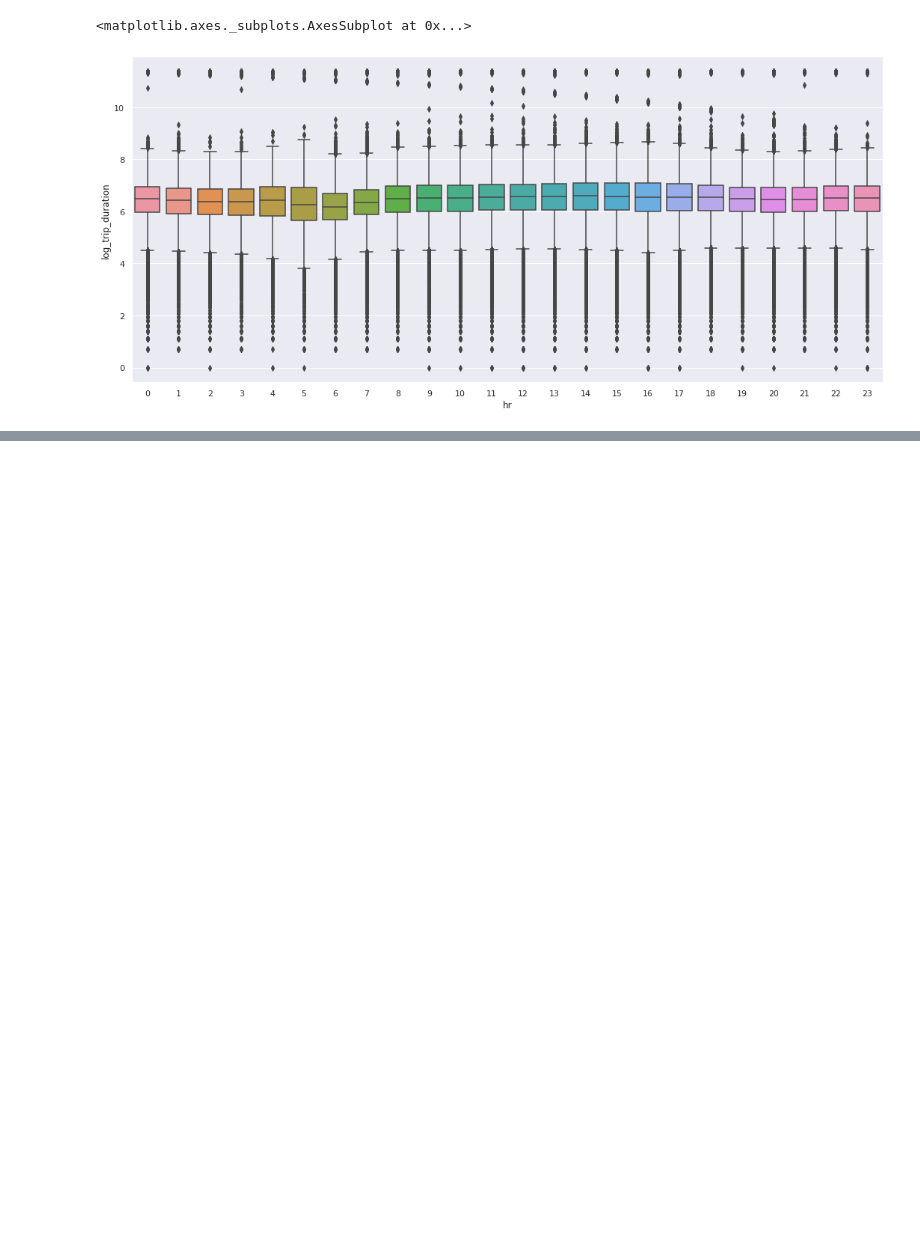
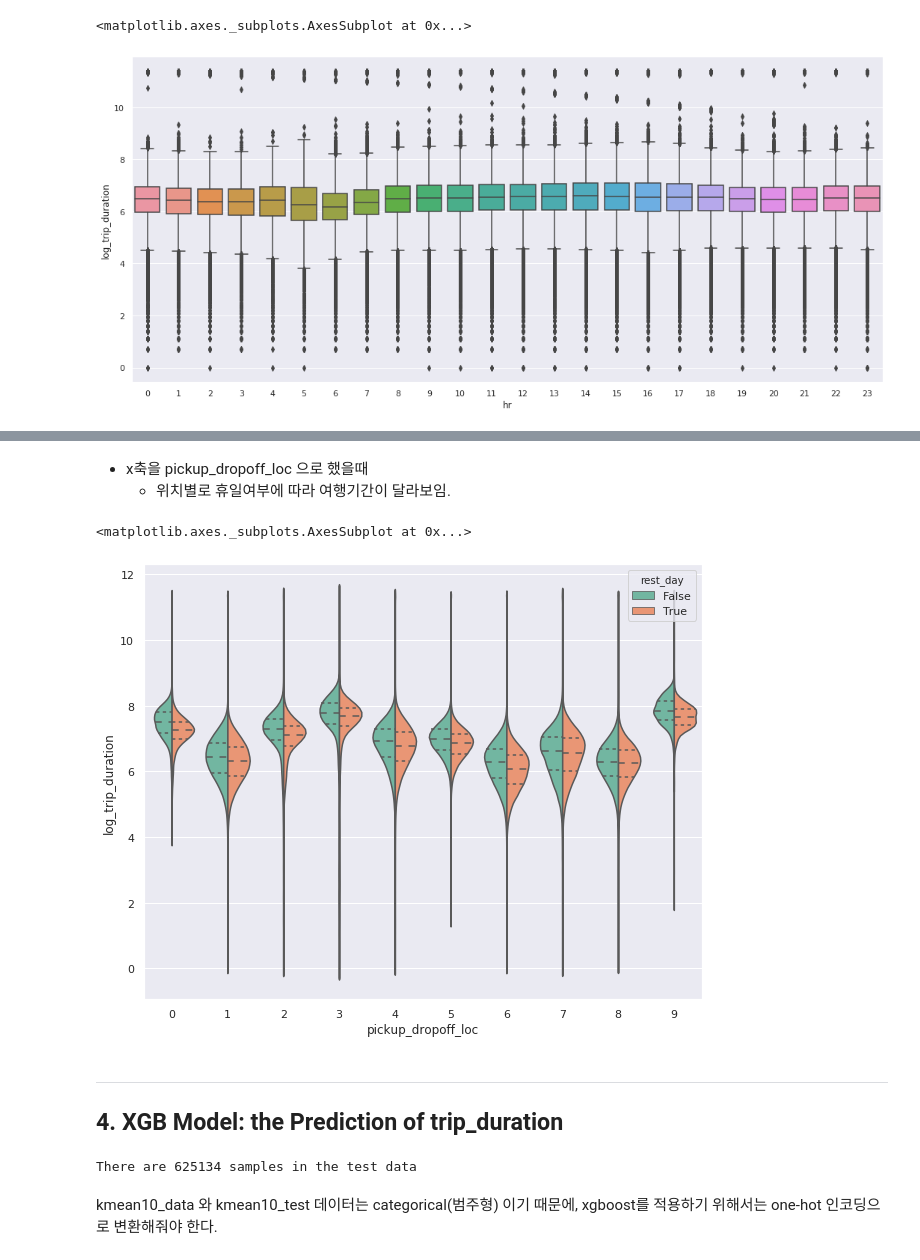
Before and after one commit to suhyun-cho/Dive-to-Kaggle, a Jupyter notebook: NY Taxi Trip Duration/A Practical Guide to NY Taxi Data.ipynb, the cells around one changed output, grey strips where cells are left out. Saved outputs shown, nothing was run; the diff lists cells and outputs as text; code cells hidden in the pictures; blank space fills up the shorter version.

Commit message:
test url

```diff
--- a/NY Taxi Trip Duration/A Practical Guide to NY Taxi Data.ipynb
+++ b/NY Taxi Trip Duration/A Practical Guide to NY Taxi Data.ipynb
@@ -593,0 +634,13 @@ sns.boxplot(x='hr',y='log_trip_duration',data=tmpdata)
+# %% [markdown]
+* x축을 pickup_dropoff_loc 으로 했을때
+    * 위치별로 휴일여부에 따라 여행기간이 달라보임.
+# %%
+# pickup_time조건 안줘도 위치별 차이는 보임.
+plt.figure(figsize=(10,8))
+sns.violinplot(x='pickup_dropoff_loc',y='log_trip_duration', hue='rest_day', data=tmpdata,palette="Set2",split=True,inner='quart' )
+# %% [output]
+<matplotlib.axes._subplots.AxesSubplot at 0x...>
+[figure, added]
+# %% [markdown]
+--------------------------
+## 4. XGB Model: the Prediction of trip_duration
@@ -593,0 +653,6 @@ sns.boxplot(x='hr',y='log_trip_duration',data=tmpdata)
+# %%
+print('There are %d samples in the test data'%len(testdf))
+# %% [output]
+There are 625134 samples in the test data
+# %% [markdown]
+kmean10_data 와 kmean10_test 데이터는 categorical(범주형) 이기 때문에, xgboost를 적용하기 위해서는 one-hot 인코딩으로 변환해줘야 한다.
```
Also changed, not shown: parts of 15 cells of this notebook.
